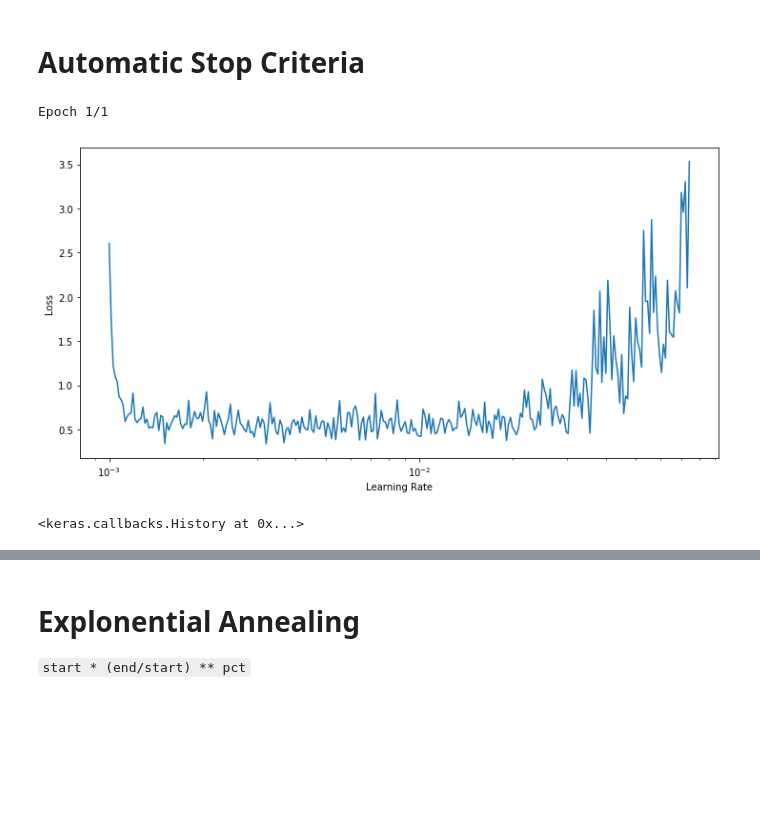
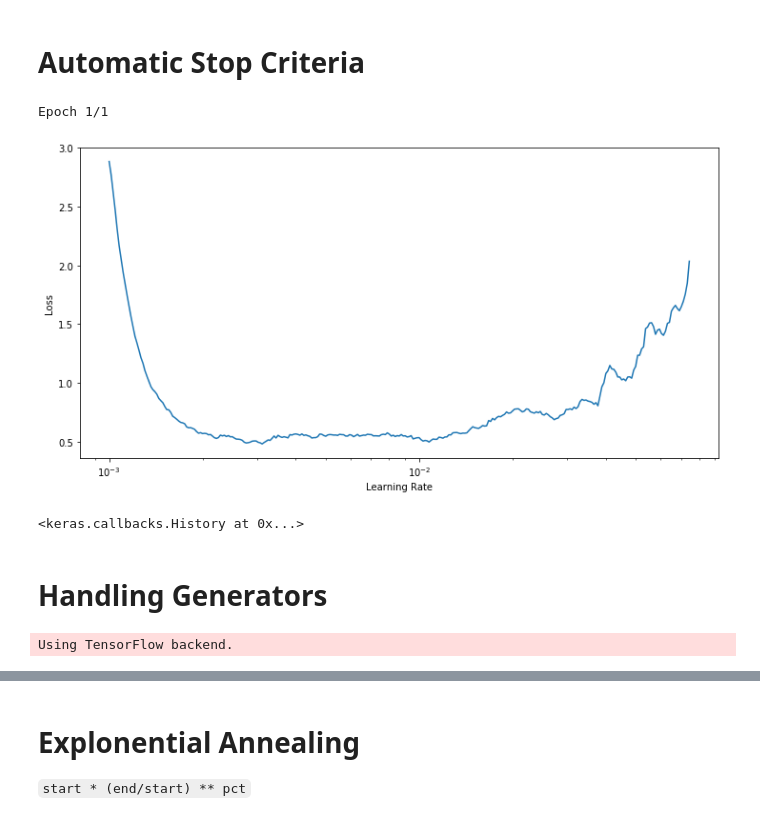
Before and after one commit to WittmannF/LRFinder, a Jupyter notebook: LRFinder_Playground.ipynb, the cells around one changed output, grey strips where cells are left out. Saved outputs shown, nothing was run; the diff lists cells and outputs as text; code cells hidden in the pictures; blank space fills up the shorter version.

```diff
--- a/LRFinder_Playground.ipynb
+++ b/LRFinder_Playground.ipynb
@@ -220,28 +222,85 @@ class LRFinder(Callback):
 # %%
 from keras.models import Sequential
 from keras.layers import Flatten, Dense
 from keras.datasets import fashion_mnist
 
 # 1. Input Data
 (X_train, y_train), (X_test, y_test) = fashion_mnist.load_data()
 
 mean, std = X_train.mean(), X_train.std()
 X_train, X_test = (X_train-mean)/std, (X_test-mean)/std
 
 # 2. Define and Compile Model
 model = Sequential([Flatten(),
                     Dense(512, activation='relu'),
                     Dense(10, activation='softmax')])
 
 model.compile(loss='sparse_categorical_crossentropy', \
               metrics=['accuracy'], optimizer='adam')
 
 
 # 3. Fit using Callback
-lr_finder = LRFinder(min_lr=0.001, max_lr=1, mom=0)
+lr_finder = LRFinder(min_lr=0.001, max_lr=1, mom=0.9)
 
 model.fit(X_train, y_train, batch_size=128, callbacks=[lr_finder])
 # %% [output]
 Epoch 1/1
-[figure, old version]
+[figure, new version]
 <keras.callbacks.History at 0x...>
+# %% [markdown]
+# Handling Generators
+# %%
+from keras.callbacks import Callback
+import keras.backend as K
+import numpy as np
+import matplotlib.pyplot as plt
+
+class LRFinder(Callback):
+    def __init__(self, min_lr, max_lr, mom=0.9, stop_multiplier=None):
+        self.min_lr = min_lr
+        self.max_lr = max_lr
+        self.mom = mom
+        if stop_multiplier is None:
+            self.stop_multiplier = -20*self.mom/3 + 10 # 4 if mom=0.9, 10 if mom=0
+        else:
+            self.stop_multiplier = stop_multiplier
+
+    def on_train_begin(self, logs={}):
+        try:
+            n_iterations = self.params['samples']//self.params['batch_size']
+        except:
+            n_iterations = self.params['steps']
+
+        self.learning_rates = np.geomspace(self.min_lr, self.max_lr, \
+                                           num=n_iterations+1)
+        self.losses=[]
+        self.iteration=0
+        self.best_loss=0
+
+
+    def on_batch_end(self, batch, logs={}):
+        loss = logs.get('loss')
+
+        if self.iteration!=0: # Make loss smoother using momentum
+            loss = self.losses[-1]*self.mom+loss*(1-self.mom)
+
+        if self.iteration==0 or loss < self.best_loss:
+            self.best_loss = loss
+
+        lr = self.learning_rates[self.iteration]
+        K.set_value(self.model.optimizer.lr, lr)
+
+        self.losses.append(loss)
+        self.iteration += 1
+        if loss > self.best_loss*self.stop_multiplier: # Stop criteria
+            self.model.stop_training = True
+
+    def on_train_end(self, logs=None):
+        plt.figure(figsize=(12, 6))
+        plt.plot(self.learning_rates[:len(self.losses)], self.losses)
+        plt.xlabel("Learning Rate")
+        plt.ylabel("Loss")
+        plt.xscale('log')
+        plt.show()
+# %% [output]
+Using TensorFlow backend.
```
Also changed, not shown: parts of 12 cells of this notebook.
